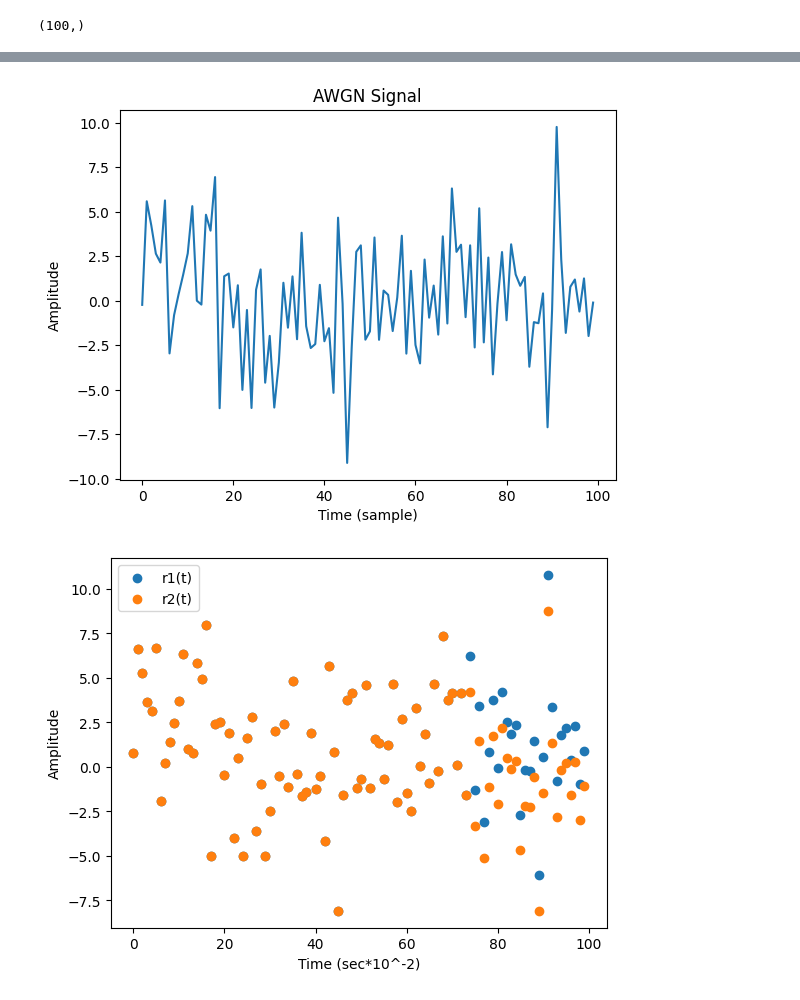
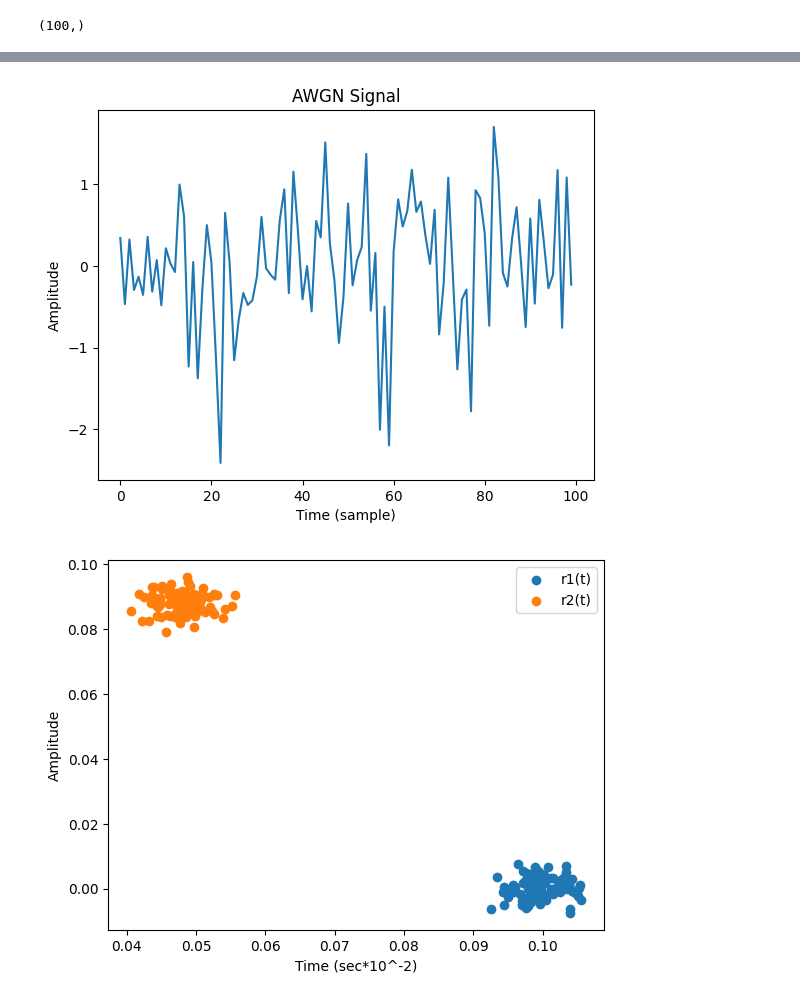
Before and after one commit to yasmineghanem/Digital-Communication-Assignments, a Jupyter notebook: Gram-Schmidt/Signal_Space.ipynb, the cells around one changed output, grey strips where cells are left out. Saved outputs shown, nothing was run; the diff lists cells and outputs as text; code cells hidden in the pictures.

```diff
--- a/Gram-Schmidt/Signal_Space.ipynb
+++ b/Gram-Schmidt/Signal_Space.ipynb
@@ -47,8 +47,10 @@ def signal_space(s, phi1,phi2):
     o The output [v1,v2]: is the projections (i.e. the correlations) of s over phi1 and phi2 respectively.
     '''
     # Projection of s signal onto phi1 and phi2
-    v1 = np.correlate(s, phi1, mode='full')
-    v2 = np.correlate(s, phi2, mode='full')
+    if (s.shape != phi1.shape or s.shape != phi2.shape):
+        raise ValueError('Signal and basis must have the same dimensions')
+    v1 = np.dot(s, phi1)/len(s)
+    v2 = np.dot(s, phi2)/len(s)
 
     return v1, v2
 
@@ -194,5 +203,6 @@ r2 = s2 + w_t
 plot_signal(t,r2,'Time (sec*10^-2)','Amplitude r2(t)','r2(t) Signal','scatter')
 
 #3- Get energy of s1
-energy = np.sum(s1**2)
+e1 = np.sum(s1**2)/len(s1)
+e2 = np.sum(s2**2)/len(s2)
 # %% [output]
@@ -202,13 +212,21 @@ energy = np.sum(s1**2)
 # %%
 
 #At E/σ2 = −5 dB
-variance = energy/(10**(-5/10))
+v1 = e1/(10**(-5/10))
+v2 = e2/(10**(-5/10))
+
     #1- Generate the AWGN signal
-w_t = np.random.normal(loc=0, scale=np.sqrt(variance), size=num_samples)
+w_t1 = np.random.normal(loc=0, scale=np.sqrt(v1), size=num_samples)
+w_t2 = np.random.normal(loc=0, scale=np.sqrt(v2), size=num_samples)
 t = np.arange(num_samples)
 plot_signal(t,w_t,'Time (sample)','Amplitude','AWGN Signal')
+
     #2- Generate 𝑟1(𝑡) & 𝑟2(𝑡)
-r1 = s1 + w_t
-r2 = s2 + w_t
-scatter_signals(t,r1,t,r2,'Time (sec*10^-2)','Amplitude','r1(t)','r2(t)')
+r1_1 = [signal_space(s1 + np.random.normal(loc=0, scale=np.sqrt(v1), size=num_samples), GM_Base_s1, GM_Base_s2)[0] for x in range(100)]
+r1_2 = [signal_space(s1 + np.random.normal(loc=0, scale=np.sqrt(v1), size=num_samples), GM_Base_s1, GM_Base_s2)[1] for x in range(100)]
+
+r2_1 = [signal_space(s2 + np.random.normal(loc=0, scale=np.sqrt(v2), size=num_samples), GM_Base_s1, GM_Base_s2)[0] for x in range(100)]
+r2_2 = [signal_space(s2 + np.random.normal(loc=0, scale=np.sqrt(v2), size=num_samples), GM_Base_s1, GM_Base_s2)[1] for x in range(100)]
+
+scatter_signals(r1_1,r1_2,r2_1,r2_2,'Time (sec*10^-2)','Amplitude','r1(t)','r2(t)')
 # %% [output]
@@ -217,17 +235,25 @@ scatter_signals(t,r1,t,r2,'Time (sec*10^-2)','Amplitude','r1(t)','r2(t)')
 # %%
 
 #At E/σ2 = 10 dB
-variance = energy/(10**(10/10))
+v1 = e1/(10**(10/10))
+v2 = e2/(10**(10/10))
+
     #1- Generate the AWGN signal
-w_t = np.random.normal(loc=0, scale=np.sqrt(variance), size=num_samples)
+w_t1 = np.random.normal(loc=0, scale=np.sqrt(v1), size=num_samples)
+w_t2 = np.random.normal(loc=0, scale=np.sqrt(v2), size=num_samples)
 t = np.arange(num_samples)
 plot_signal(t,w_t,'Time (sample)','Amplitude','AWGN Signal')
+
     #2- Generate 𝑟1(𝑡) & 𝑟2(𝑡)
-r1 = s1 + w_t
-r2 = s2 + w_t
-scatter_signals(t,r1,t,r2,'Time (sec*10^-2)','Amplitude','r1(t)','r2(t)')
+r1_1 = [signal_space(s1 + np.random.normal(loc=0, scale=np.sqrt(v1), size=num_samples), GM_Base_s1, GM_Base_s2)[0] for x in range(100)]
+r1_2 = [signal_space(s1 + np.random.normal(loc=0, scale=np.sqrt(v1), size=num_samples), GM_Base_s1, GM_Base_s2)[1] for x in range(100)]
+
+r2_1 = [signal_space(s2 + np.random.normal(loc=0, scale=np.sqrt(v2), size=num_samples), GM_Base_s1, GM_Base_s2)[0] for x in range(100)]
+r2_2 = [signal_space(s2 + np.random.normal(loc=0, scale=np.sqrt(v2), size=num_samples), GM_Base_s1, GM_Base_s2)[1] for x in range(100)]
+
+scatter_signals(r1_1,r1_2,r2_1,r2_2,'Time (sec*10^-2)','Amplitude','r1(t)','r2(t)')
 # %% [output]
-[figure, old version]
+[figure, new version]
-[figure, old version]
+[figure, new version]
 # %%
 #At E/σ2 = 0 dB
```
Also changed, not shown: parts of 7 cells of this notebook.
